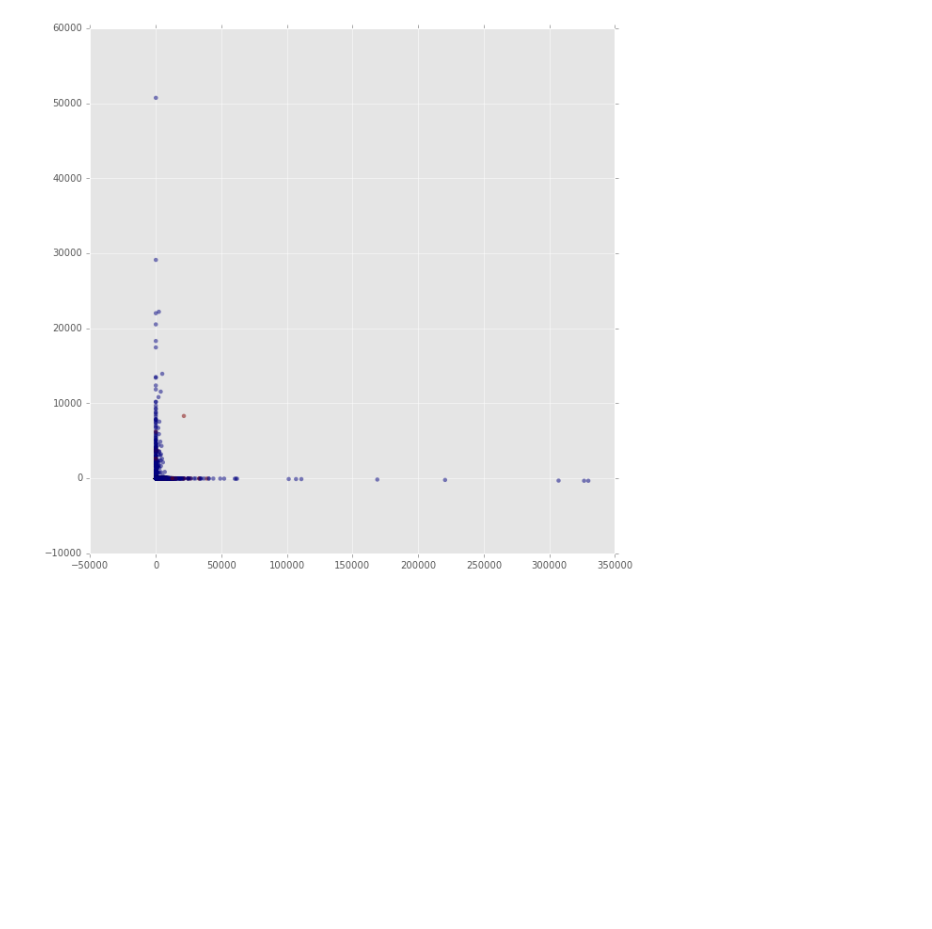
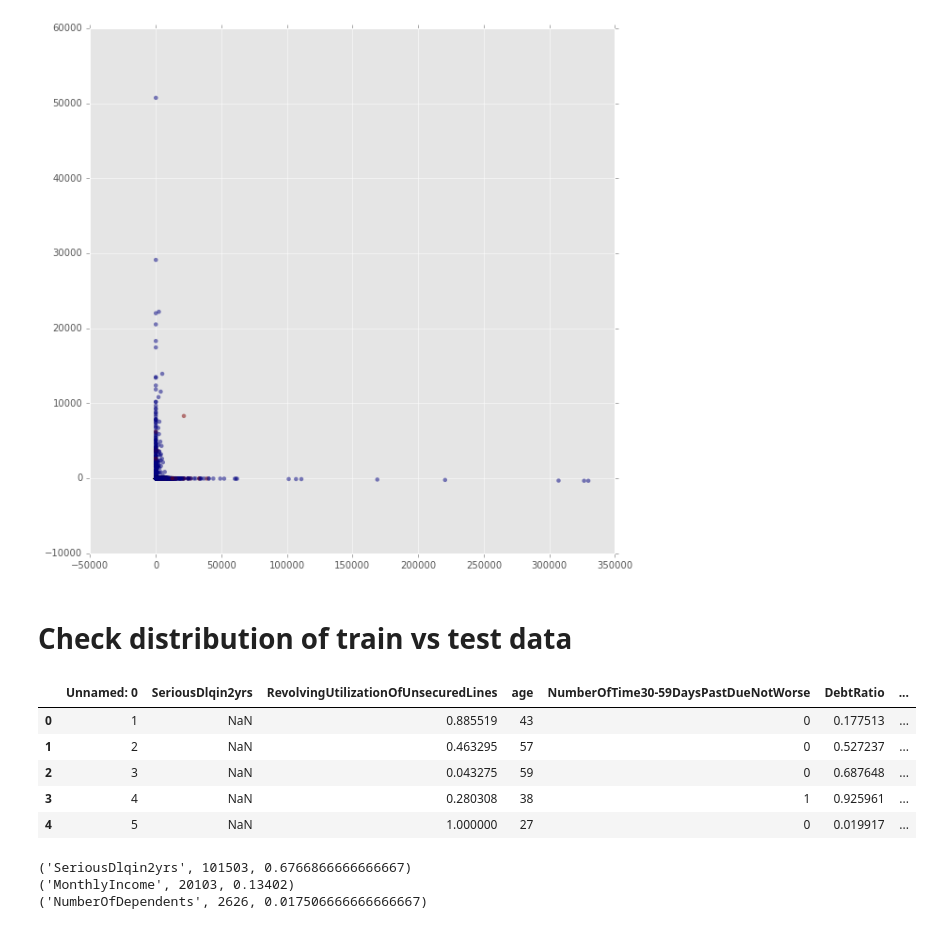
Before and after one commit to edoven/kaggle-give_me_some_credit, a Jupyter notebook: EDA/EDA.ipynb, the cells around one changed output. Drawn from its saved outputs; the diff is of its cells as text; code cells hidden in the pictures; blank space fills up the shorter version.

Commit message:
added quick comparison testset vs trainset

```diff
--- a/EDA/EDA.ipynb
+++ b/EDA/EDA.ipynb
@@ -177,3 +177,27 @@ plt.scatter(component1,
 plt.show()
 # %% [output]
 [figure]
+# %% [markdown]
+#
+#
+# Check distribution of train vs test data
+# %%
+df_toPredict = pd.read_csv('../data/cs-test.csv')
+# %%
+df_toPredict.head()
+# %% [output]
+|  | Unnamed: 0 | SeriousDlqin2yrs | RevolvingUtilizationOfUnsecuredLines | age | NumberOfTime30-59DaysPastDueNotWorse | DebtRatio | ... |
+| 0 | 1 | NaN | 0.885519 | 43 | 0 | 0.177513 | ... |
+| 1 | 2 | NaN | 0.463295 | 57 | 0 | 0.527237 | ... |
+| 2 | 3 | NaN | 0.043275 | 59 | 0 | 0.687648 | ... |
+| 3 | 4 | NaN | 0.280308 | 38 | 1 | 0.925961 | ... |
+| 4 | 5 | NaN | 1.000000 | 27 | 0 | 0.019917 | ... |
+# %%
+for c in df_toPredict.columns:
+    nan_count = len(df_toPredict[df_toPredict[c].isnull()])
+    if nan_count>0:
+        print(c, nan_count, 1.0*nan_count/len(df))
+# %% [output]
+('SeriousDlqin2yrs', 101503, 0.6766866666666667)
+('MonthlyIncome', 20103, 0.13402)
+('NumberOfDependents', 2626, 0.017506666666666667)
```
Also changed, not shown: parts of 5 cells of this notebook.
